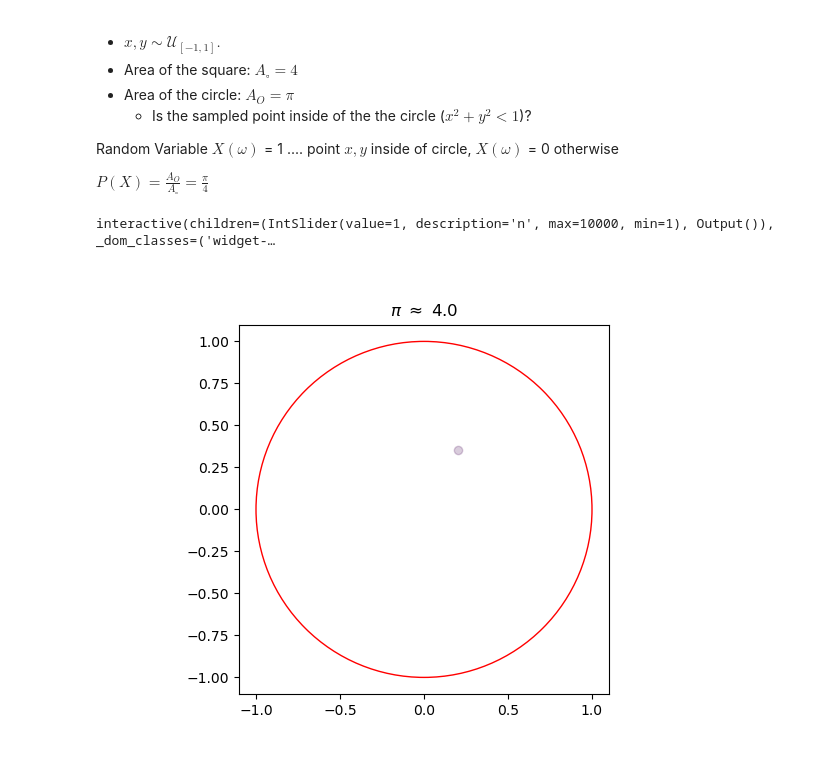
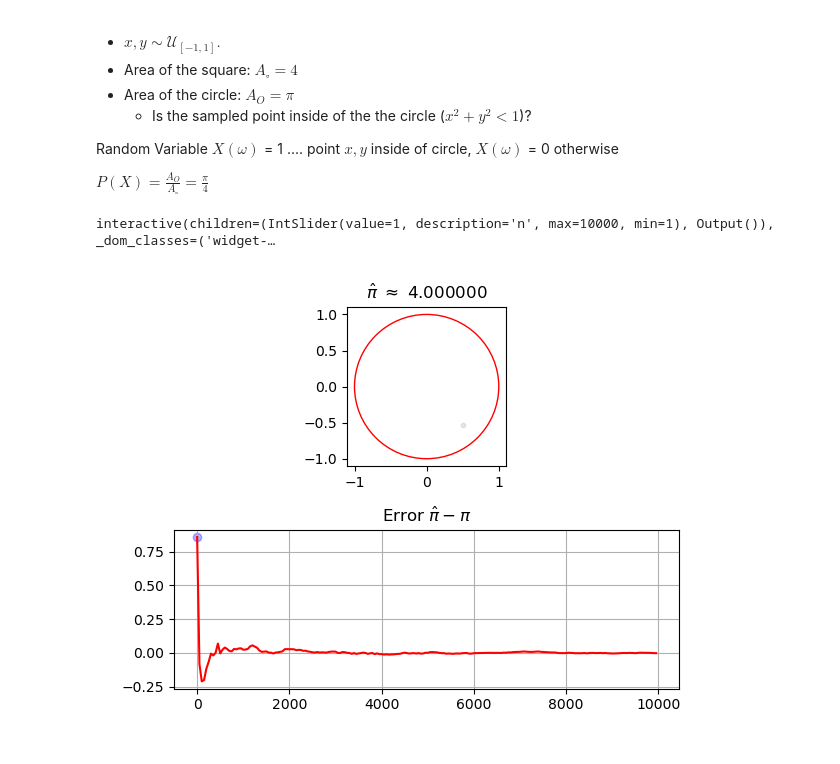
Before and after one commit to f-ilic/cib_seminar, a Jupyter notebook: overview.ipynb, the cells around one changed output. Cells and saved outputs as stored; diff of their text form; code cells hidden in the pictures.

```diff
--- a/overview.ipynb
+++ b/overview.ipynb
@@ -15,32 +15,50 @@ $P(X) = \frac{A_O}{A_\square} = \frac{\pi}{4}$
 # %%
 %matplotlib widget
 
 from ipywidgets import *
 import numpy as np
 
 import matplotlib.pyplot as plt
 
 num_samples = 10000
 
 x = np.random.uniform(low=-1, high=1, size=num_samples)
 y = np.random.uniform(low=-1, high=1, size=num_samples)
-c = np.abs(x**2 + y**2) < 1
+c = x**2 + y**2 < 1
 
 
-fig = plt.figure()
-ax = fig.add_subplot(1, 1, 1)
+fig, axes = plt.subplots(2, 1)
+ax = axes[0]
+er = axes[1]
+er.set_xlim(0, num_samples)
+er.set_ylim(-0.3,0.3)
+fig.tight_layout(pad=2.5)
+
 circle = plt.Circle((0, 0), 1, color='r',fill=False)
+
+pi_t = [4*((sum(c[:i])/i))-np.pi for i in range(1,num_samples, 50)]
 
 @widgets.interact(n=(1, num_samples, 1))
 def update(n = 1):
     ax.clear()
+    er.clear()
+    er.grid('on')
+
+
     ax.set_aspect('equal')
-    ax.scatter(x[:n], y[:n], c=c[:n], alpha=0.2)
+    ax.scatter(x[:n], y[:n], c=c[:n], alpha=0.1, s=10)
     ax.add_patch(circle)
-    ax.set_title(rf"$\pi$ $\approx$ {4*((sum(c[:n])/n)).round(5)}")
+
+    pi_hat = 4*((sum(c[:n])/n))
+    ax.set_title(r"$\hat{\pi}$ $\approx$ " + f"{pi_hat:.6f}")
+
+
+    er.plot(range(1,num_samples, 50), pi_t, '-r')
+    er.scatter(n, pi_hat-np.pi, alpha=0.3, c='blue')
+    er.set_title(r"Error $\hat{\pi}-\pi$")
 # %% [output]
 interactive(children=(IntSlider(value=1, description='n', max=10000, min=1), Output()), _dom_classes=('widget-…
-[figure, old version]
+[figure, new version]
 # %% [markdown]
 ## Expected Value
 
```
Also changed, not shown: parts of 1 cell of this notebook.
